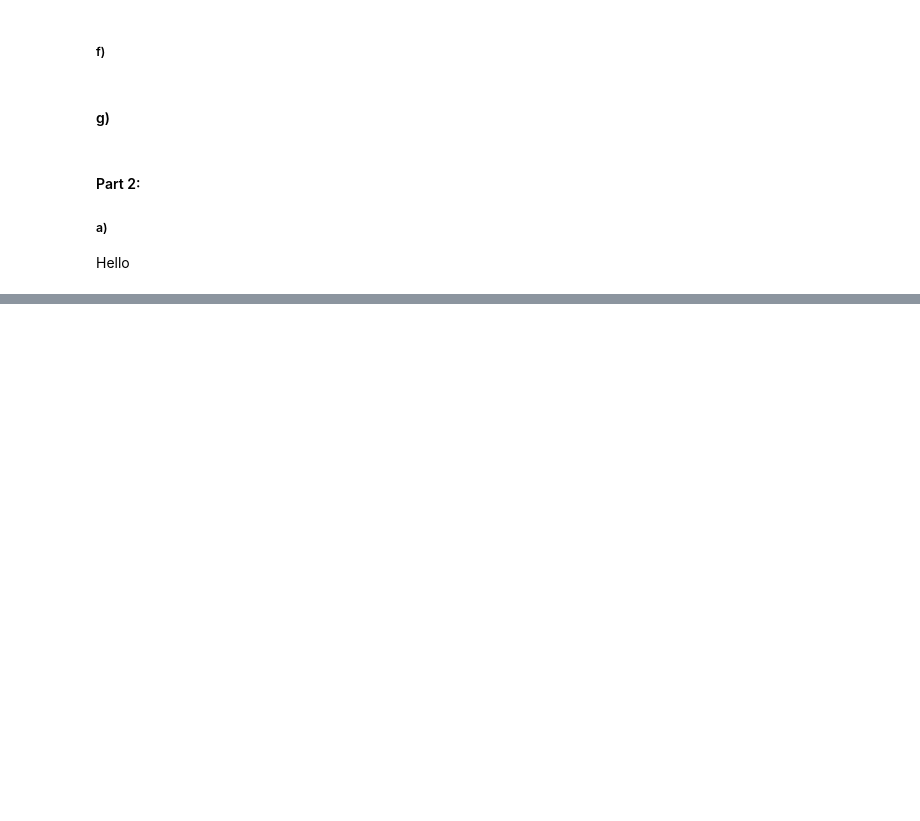
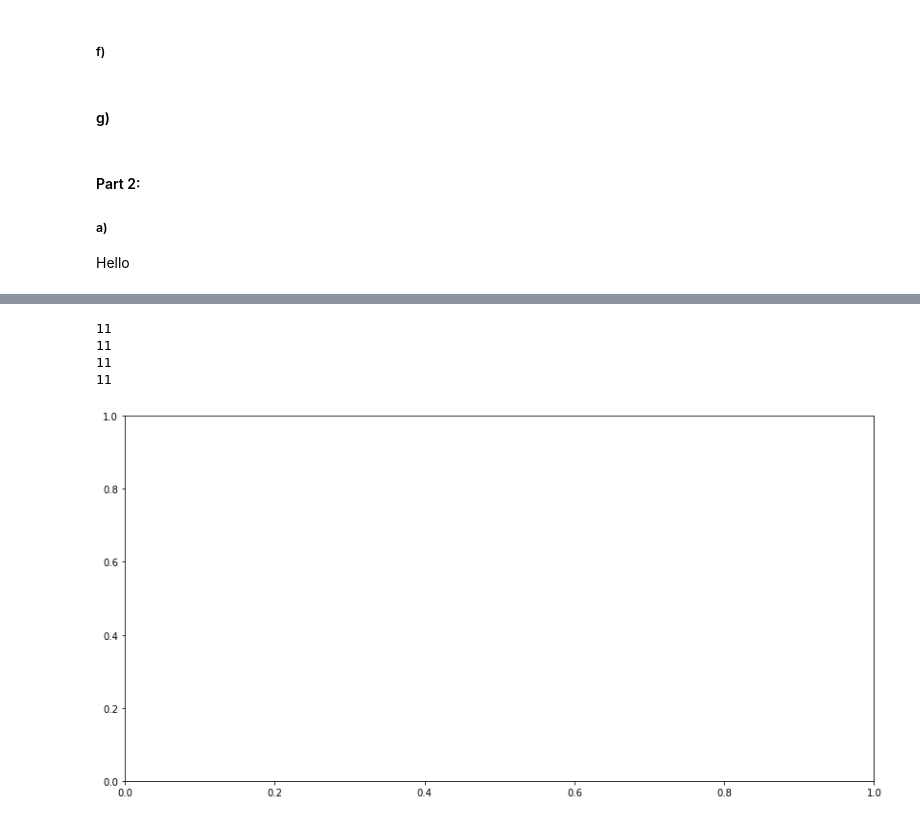
Before and after one commit to JohanBirger/DAT405, a Jupyter notebook: A1.ipynb, the cells around one changed output, grey strips where cells are left out. Drawn from its saved outputs; the diff is of its cells as text; code cells hidden in the pictures; blank space fills up the shorter version.

```diff
--- a/A1.ipynb
+++ b/A1.ipynb
@@ -115,0 +184,52 @@ Hello
+# %%
+countries = ['Denmark','Finland','Zimbabwe','Tanzania']
+
+def fooMerger(df1,df2):
+    df1['Year'] = df1['Year'].astype(int)
+    df2['Year'] = df2['Year'].astype(int)
+    return pd.merge_asof(df1.sort_values(by ='Year'),df2.sort_values(by ='Year'), by='Entity',on='Year')
+
+
+
+zim = fooMerger(corr_zim,happy_data_10y_zim)
+tan = fooMerger(corr_tan,happy_data_10y_tan)
+fin = fooMerger(corr_fin,happy_data_10y_fin)
+den = fooMerger(corr_den,happy_data_10y_den)
+
+
+print(len(zim))
+
+print(len(tan))
+
+print(len(fin))
+
+print(len(den))
+# %% [output]
+11
+11
+11
+11
+# %%
+fig, ax1 = plt.subplots(figsize=(14,7))
+
+zx1 = zim['Year']
+zx2 = zim['Year']
+zy1 = zim['Corruption']
+zy2 = zim['Happiness']
+
+tx1 = tan['Year']
+tx2 = tan['Year']
+ty1 = tan['Corruption']
+ty2 = tan['Happiness']
+
+sx1 = fin['Year']
+sx2 = fin['Year']
+sy1 = fin['Corruption']
+sy2 = fin['Happiness']
+
+dx1 = den['Year']
+dx2 = den['Year']
+dy1 = den['Corruption']
+dy2 = den['Happiness']
+# %% [output]
+[figure, added]
```
Also changed, not shown: parts of 11 cells of this notebook, 3 other files.
